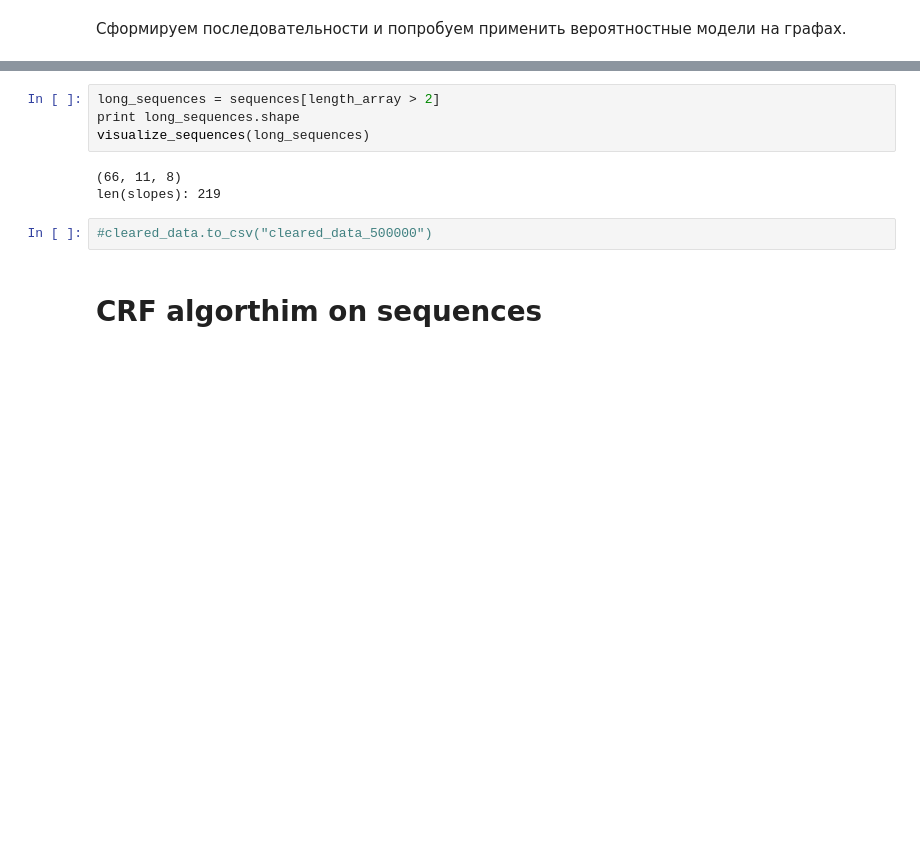
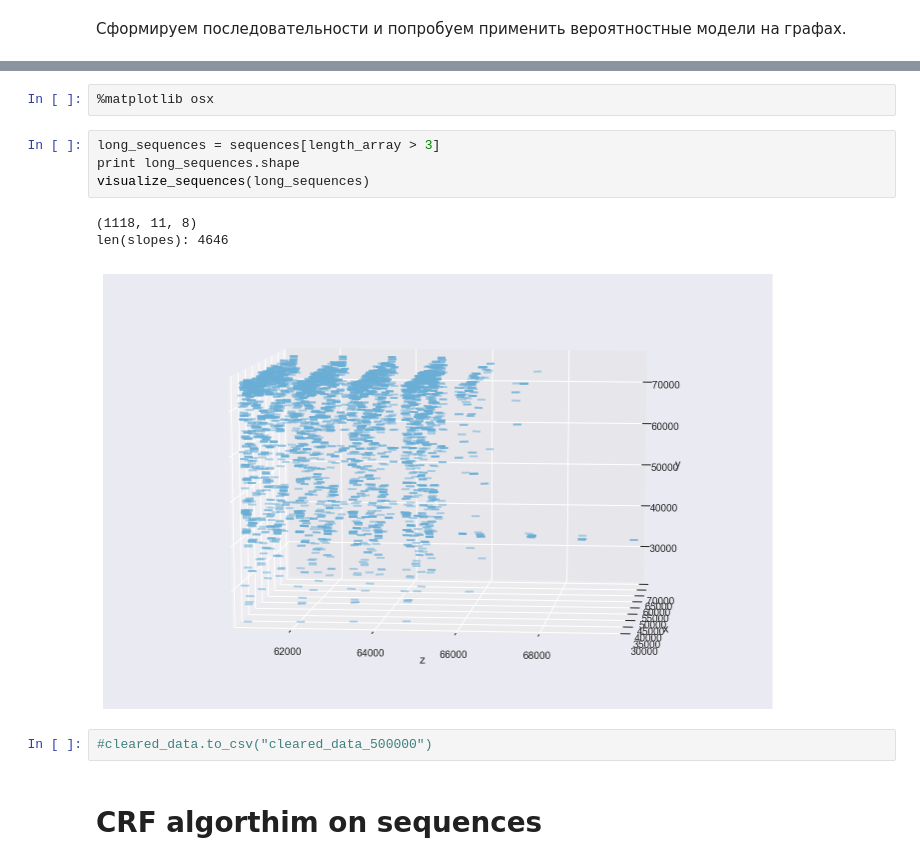
Before and after one commit to FilatovArtm/opera_project, a Jupyter notebook: Shower - Finder Algorithm 1.2.1 (Tree processing).ipynb, the cells around one changed output, grey strips where cells are left out. Saved outputs shown, nothing was run; the diff lists cells and outputs as text; blank space fills up the shorter version.

```diff
--- a/Shower - Finder Algorithm 1.2.1 (Tree processing).ipynb
+++ b/Shower - Finder Algorithm 1.2.1 (Tree processing).ipynb
@@ -403,10 +407,13 @@ visualize_projection(sequences, length_array)
+# %%
+%matplotlib osx
 # %%
-long_sequences = sequences[length_array > 2]
+long_sequences = sequences[length_array > 3]
 print long_sequences.shape
 visualize_sequences(long_sequences)
 # %% [output]
-(66, 11, 8)
-len(slopes): 219
+(1118, 11, 8)
+len(slopes): 4646
+[figure, added]
 # %%
 #cleared_data.to_csv("cleared_data_500000")
 # %% [markdown]
```
Also changed, not shown: parts of 29 cells of this notebook.
